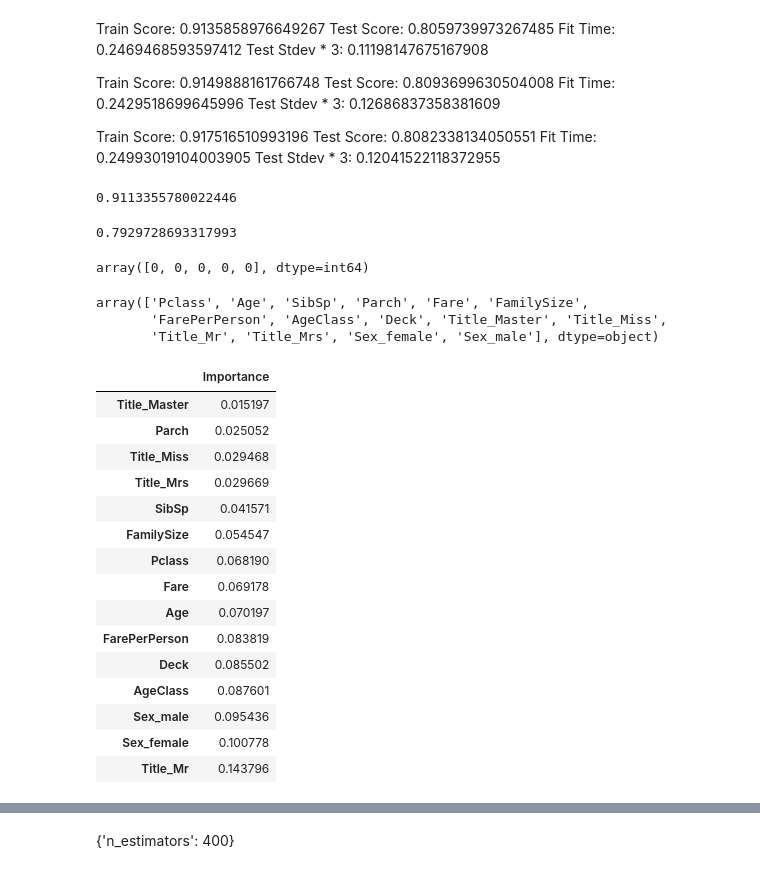
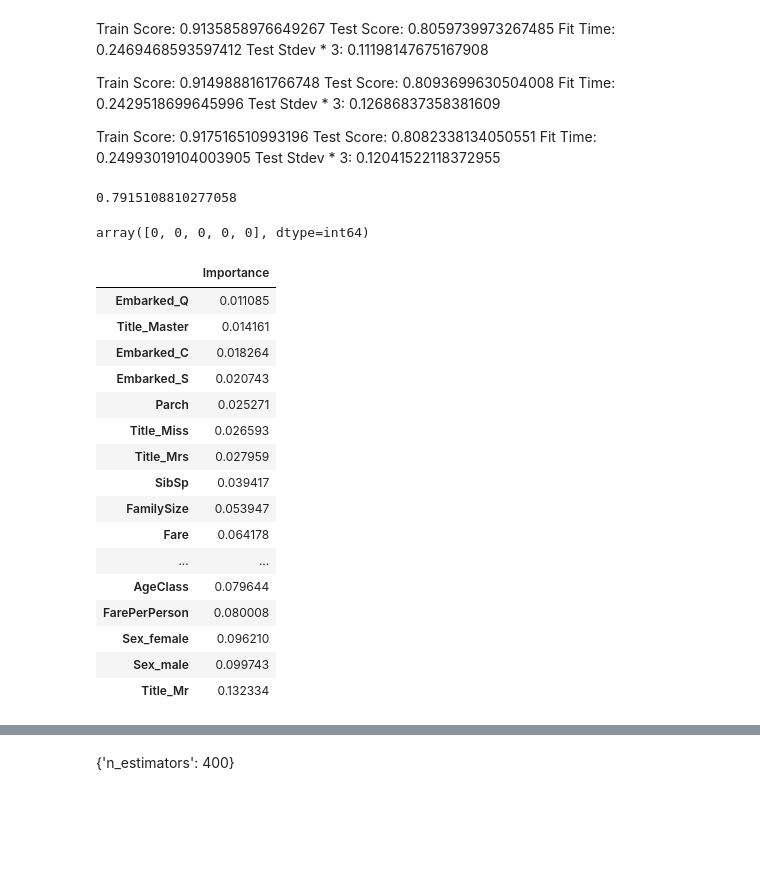
Before and after one commit to amypeniston/data-science-toolbox, a Jupyter notebook: kaggle_competitions/titanic/4_RF_Dev.ipynb, the cells around one changed output, grey strips where cells are left out. Drawn from its saved outputs; the diff is of its cells as text; code cells hidden in the pictures; blank space fills up the shorter version.

```diff
--- a/kaggle_competitions/titanic/4_RF_Dev.ipynb
+++ b/kaggle_competitions/titanic/4_RF_Dev.ipynb
@@ -165,0 +153,9 @@ train.head()
+# %%
+for df in [train, test]:
+    family_size = df["SibSp"] + df["Parch"]
+    df["FamilySize"] = family_size
+
+    age_class = df["Age"] * df["Pclass"]
+    df["AgeClass"] = age_class
+
+train.head()
@@ -331,23 +358,19 @@ array(['A', 'B', 'C', 'D', 'E', 'F', 'G', 'T', 'Unknown'], dtype='<U7')
 def engineer_categorical_features(df):
     temp = df.copy()
 
-    temp["Embarked"].fillna(temp["Embarked"].mode()[0], inplace=True)
-
     titles = temp["Name"].str.split(', ', expand=True)[1].str.split(". ", expand=True)[0]
     temp["Title"] = titles
+    temp["Title"] = temp.apply(replace_rare_titles, axis=1)
 
     deck = temp["Cabin"].map(lambda x: substrings_in_string(x, cabin_list))
     temp["Deck"] = deck
 
-    temp["Title"] = temp.apply(replace_rare_titles, axis=1)
-
-    one_hot_cols = ["Embarked", "Title", "Deck"]
+    one_hot_cols = ["Embarked", "Title", "Deck", "Sex"]
 
     for o in one_hot_cols:
         dummies = pd.get_dummies(temp[o], prefix=o)
         temp = pd.concat([temp, dummies], axis=1)
-
-    temp.drop(columns=list(cat_features) + ["Title", "Deck"], inplace=True)
+    temp.drop(columns=list(cat_features) + ["Title", "Deck", "Embarked", "Sex"], inplace=True)
 
     return temp
 
@@ -550,16 +577,16 @@ def engineer_categorical_features(df):
 #     genders = {"male": 0, "female": 1}
 #     temp["Sex"] = temp["Sex"].map(genders)
 
-    ports = {"S": 0, "C": 1, "Q": 2}
-    temp["Embarked"] = temp["Embarked"].map(ports)
+#     ports = {"S": 0, "C": 1, "Q": 2}
+#     temp["Embarked"] = temp["Embarked"].map(ports)
 
-    one_hot_cols = ["Title", "Sex"]
+    one_hot_cols = ["Title", "Sex", "Embarked"]
 
     for o in one_hot_cols:
         dummies = pd.get_dummies(temp[o], prefix=o)
         temp = pd.concat([temp, dummies], axis=1)
 
-    temp.drop(columns=list(cat_features) + ["Title", "Sex", "PassengerId"], inplace=True)
+    temp.drop(columns=list(cat_features) + ["Title", "Sex", "Embarked", "PassengerId"], inplace=True)
 
     return temp
 # %%
@@ -628,43 +656,34 @@ Train Score: 0.917516510993196
 Test Score: 0.8082338134050551
 Fit Time: 0.24993019104003905
 Test Stdev * 3: 0.12041522118372955
-# %%
-rf.score(X, y)
-# %% [output]
-0.9113355780022446
 # %%
-pred = cross_val_predict(rf, X, y, cv=5)
-roc_auc_score(y, pred)
+preds = cross_val_predict(rf, X, y, cv=5)
+roc_auc_score(y, preds)
 # %% [output]
-0.7929728693317993
+0.7915108810277058
 # %%
 yhat = rf.predict(test_z)
 yhat[0:5]
 # %% [output]
 array([0, 0, 0, 0, 0], dtype=int64)
-# %%
-X.columns.values
-# %% [output]
-array(['Pclass', 'Age', 'SibSp', 'Parch', 'Fare', 'FamilySize',
-       'FarePerPerson', 'AgeClass', 'Deck', 'Title_Master', 'Title_Miss',
-       'Title_Mr', 'Title_Mrs', 'Sex_female', 'Sex_male'], dtype=object)
 # %%
-i = pd.DataFrame(rf.feature_importances_, index=X.columns.values, columns=["Importance"]).sort_values(by="Importance")
-i
+importances = pd.DataFrame(rf.feature_importances_, index=X.columns.values, columns=["Importance"]).sort_values(by="Importance")
+importances
 # %% [output]
 |  | Importance |
-| Title_Master | 0.015197 |
-| Parch | 0.025052 |
-| Title_Miss | 0.029468 |
-| Title_Mrs | 0.029669 |
-| SibSp | 0.041571 |
-| FamilySize | 0.054547 |
-| Pclass | 0.068190 |
-| Fare | 0.069178 |
-| Age | 0.070197 |
-| FarePerPerson | 0.083819 |
-| Deck | 0.085502 |
-| AgeClass | 0.087601 |
-| Sex_male | 0.095436 |
-| Sex_female | 0.100778 |
-| Title_Mr | 0.143796 |
+| Embarked_Q | 0.011085 |
+| Title_Master | 0.014161 |
+| Embarked_C | 0.018264 |
+| Embarked_S | 0.020743 |
+| Parch | 0.025271 |
+| Title_Miss | 0.026593 |
+| Title_Mrs | 0.027959 |
+| SibSp | 0.039417 |
+| FamilySize | 0.053947 |
+| Fare | 0.064178 |
+| ... | ... |
+| AgeClass | 0.079644 |
+| FarePerPerson | 0.080008 |
+| Sex_female | 0.096210 |
+| Sex_male | 0.099743 |
+| Title_Mr | 0.132334 |
```
Also changed, not shown: parts of 57 cells of this notebook.
